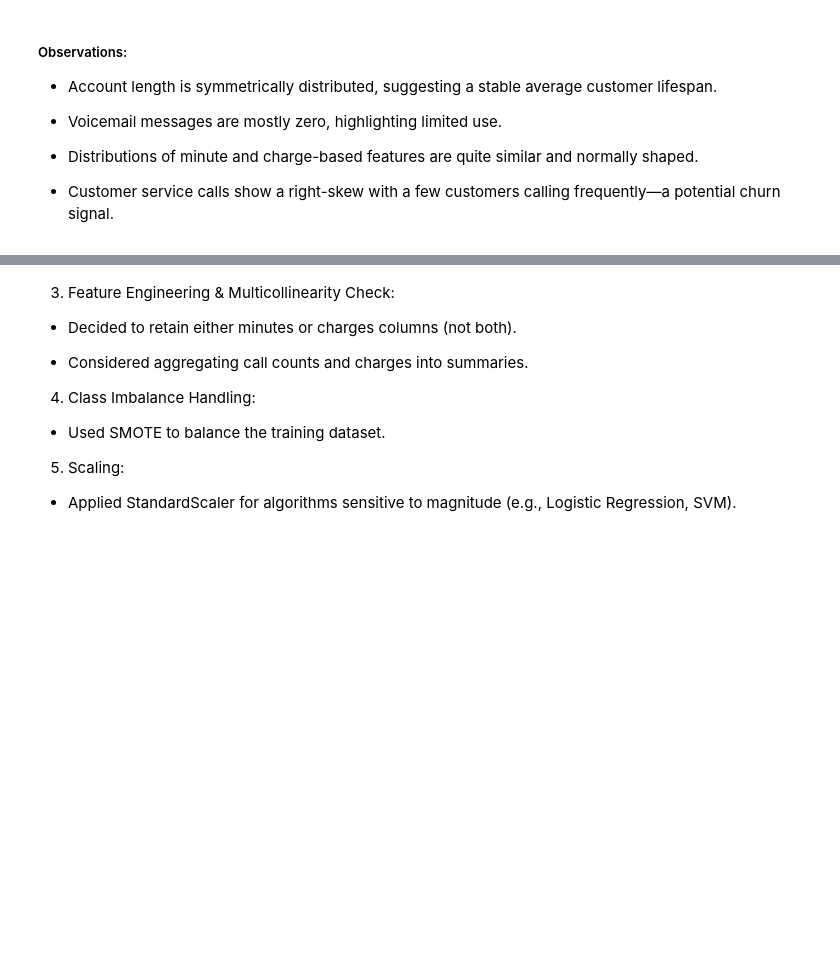
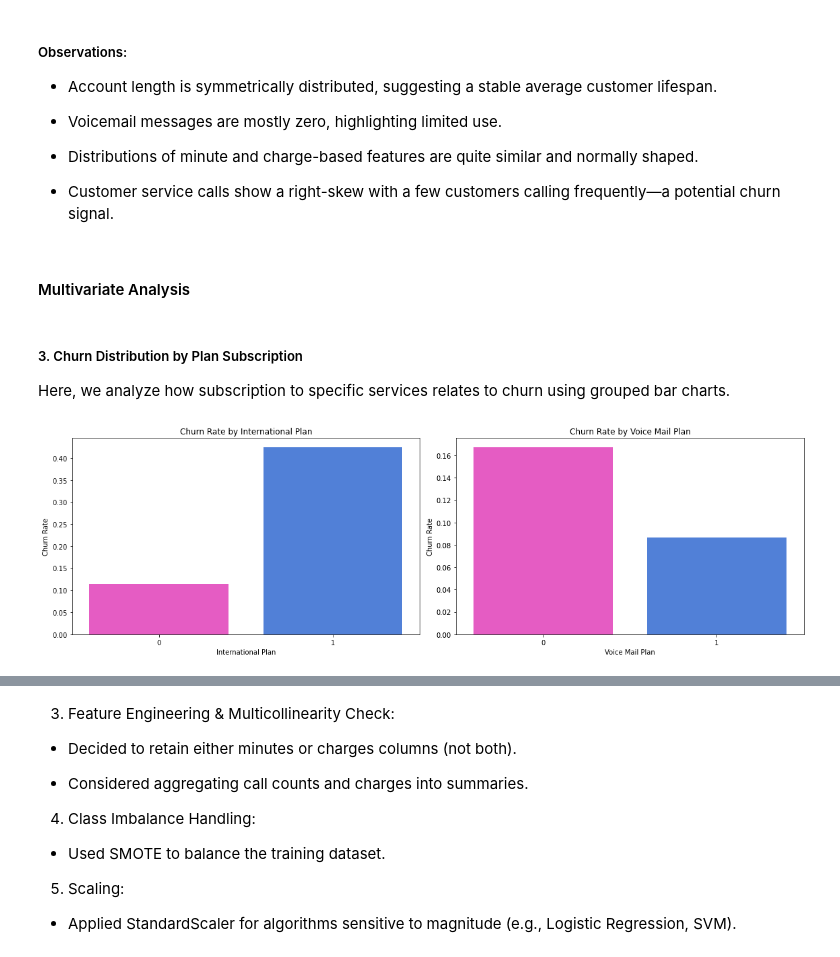
Before and after one commit to Shemnderitu/SyriaTel-Customer-Churn-Project, a Jupyter notebook: churn_prediction.ipynb, the cells around one changed output, grey strips where cells are left out. Saved outputs shown, nothing was run; the diff lists cells and outputs as text; code cells hidden in the pictures; blank space fills up the shorter version.

Commit message:
Churn Distribution by Plan Subscription

```diff
--- a/churn_prediction.ipynb
+++ b/churn_prediction.ipynb
@@ -237,3 +237,21 @@ plt.show()
 - Distributions of minute and charge-based features are quite similar and normally shaped.
 
 - Customer service calls show a right-skew with a few customers calling frequently—a potential churn signal.
+# %% [markdown]
+#### Multivariate Analysis
+# %% [markdown]
+##### 3. Churn Distribution by Plan Subscription
+Here, we analyze how subscription to specific services relates to churn using grouped bar charts.
+# %%
+fig, axes = plt.subplots(1, 2, figsize=(16, 5))
+
+for i, feature in enumerate(['international plan', 'voice mail plan']):
+    sns.barplot(data=df, x=feature, y='churn', estimator=lambda x: sum(x)/len(x), ci=None, ax=axes[i], palette=["#fc45ce", "#3a79ee"])
+    axes[i].set_title(f'Churn Rate by {feature.title()}')
+    axes[i].set_ylabel('Churn Rate')
+    axes[i].set_xlabel(feature.title())
+
+plt.tight_layout()
+plt.show()
+# %% [output]
+[figure, added]
```
Also changed, not shown: parts of 2 cells of this notebook.
